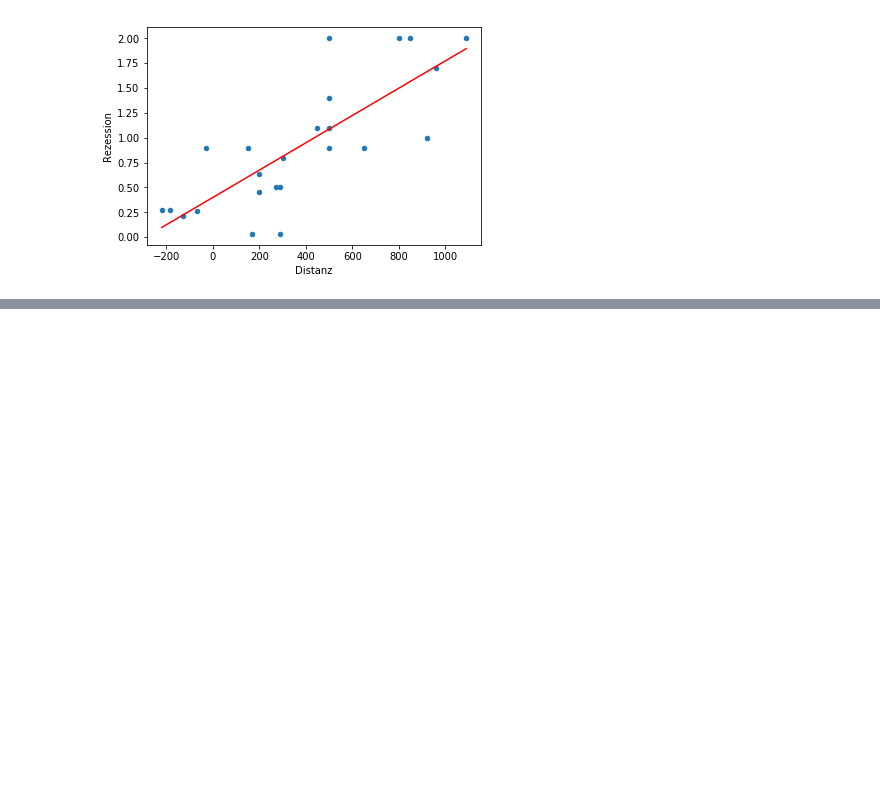
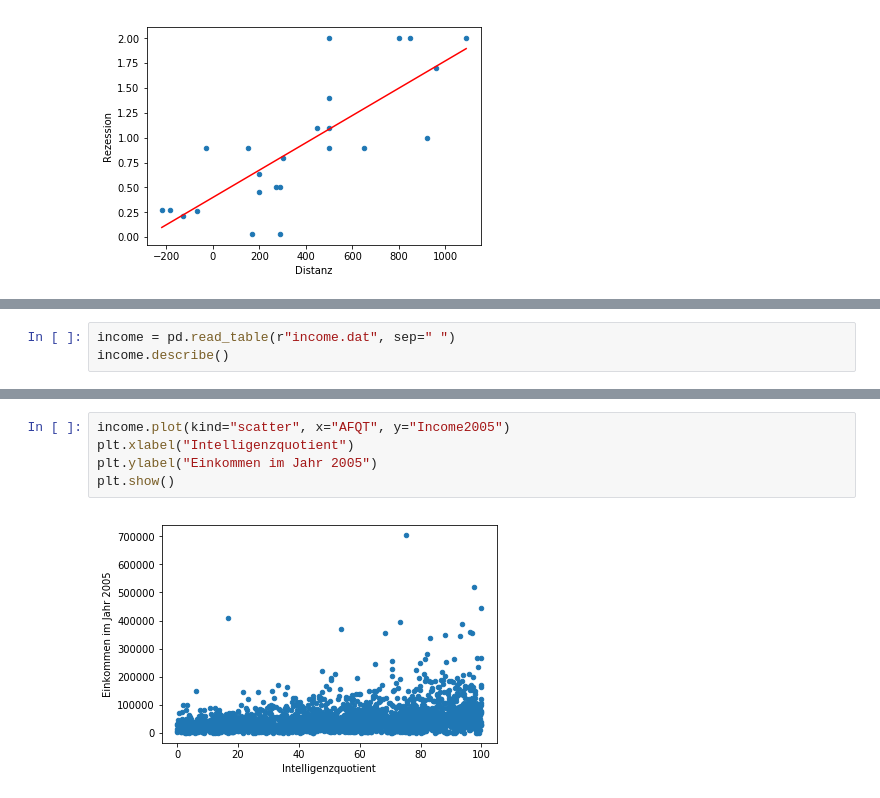
Before and after one commit to KilnOfTheSecondFlame/STAT_HS18_Exercises, a Jupyter notebook: 02_Exercise02/Exercise02.ipynb, the cells around one changed output, grey strips where cells are left out. Drawn from its saved outputs; the diff is of its cells as text; blank space fills up the shorter version.

```diff
--- a/02_Exercise02/Exercise02.ipynb
+++ b/02_Exercise02/Exercise02.ipynb
@@ -185,0 +236,3 @@ plt.show()
+# %%
+income = pd.read_table(r"income.dat", sep=" ")
+income.describe()
@@ -185,0 +249,7 @@ plt.show()
+# %%
+income.plot(kind="scatter", x="AFQT", y="Income2005")
+plt.xlabel("Intelligenzquotient")
+plt.ylabel("Einkommen im Jahr 2005")
+plt.show()
+# %% [output]
+[figure, added]
```
Also changed, not shown: parts of 28 cells of this notebook, 2 other files.
